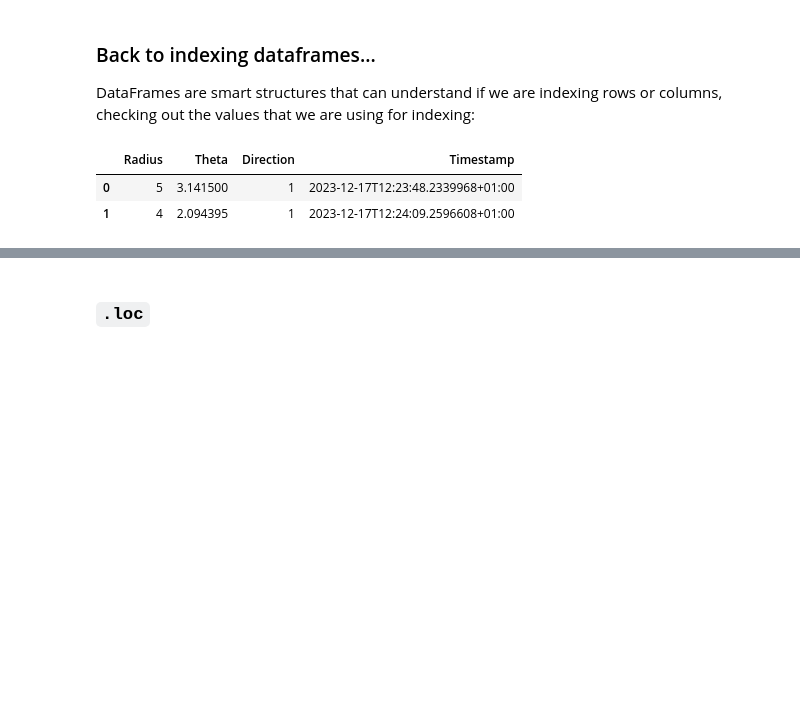
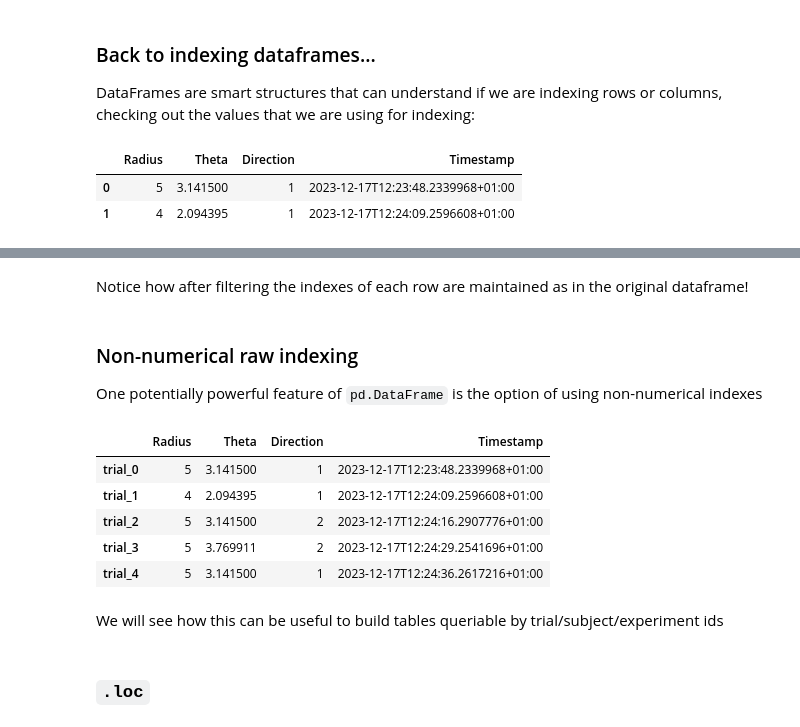
Before and after one commit to vigji/python-cimec-2024, a Jupyter notebook: lectures/Lecture1.2_Intro-pandas.ipynb, the cells around one changed output, grey strips where cells are left out. Saved outputs shown, nothing was run; the diff lists cells and outputs as text; code cells hidden in the pictures; blank space fills up the shorter version.

```diff
--- a/lectures/Lecture1.2_Intro-pandas.ipynb
+++ b/lectures/Lecture1.2_Intro-pandas.ipynb
@@ -408,3 +418,24 @@ df[boolean_selection]
+# %% [markdown]
+Notice how after filtering the indexes of each row are maintained as in the original dataframe!
+# %% [markdown]
+### Non-numerical raw indexing
+
+One potentially powerful feature of `pd.DataFrame` is the option of using non-numerical indexes
+# %%
+non_num_idx_df = df.copy()
+# Replace numerical index with string:
+non_num_idx_df.index = [f"trial_{i}" for i in df.index]
+
+non_num_idx_df.head()
+# %% [output]
+|  | Radius | Theta | Direction | Timestamp |
+| trial_0 | 5 | 3.141500 | 1 | 2023-12-17T12:23:48.2339968+01:00 |
+| trial_1 | 4 | 2.094395 | 1 | 2023-12-17T12:24:09.2596608+01:00 |
+| trial_2 | 5 | 3.141500 | 2 | 2023-12-17T12:24:16.2907776+01:00 |
+| trial_3 | 5 | 3.769911 | 2 | 2023-12-17T12:24:29.2541696+01:00 |
+| trial_4 | 5 | 3.141500 | 1 | 2023-12-17T12:24:36.2617216+01:00 |
+# %% [markdown]
+We will see how this can be useful to build tables queriable by trial/subject/experiment ids
 # %% [markdown]
 ### `.loc`
 # %% [markdown]
```
Also changed, not shown: parts of 56 cells of this notebook, 2 other files.
